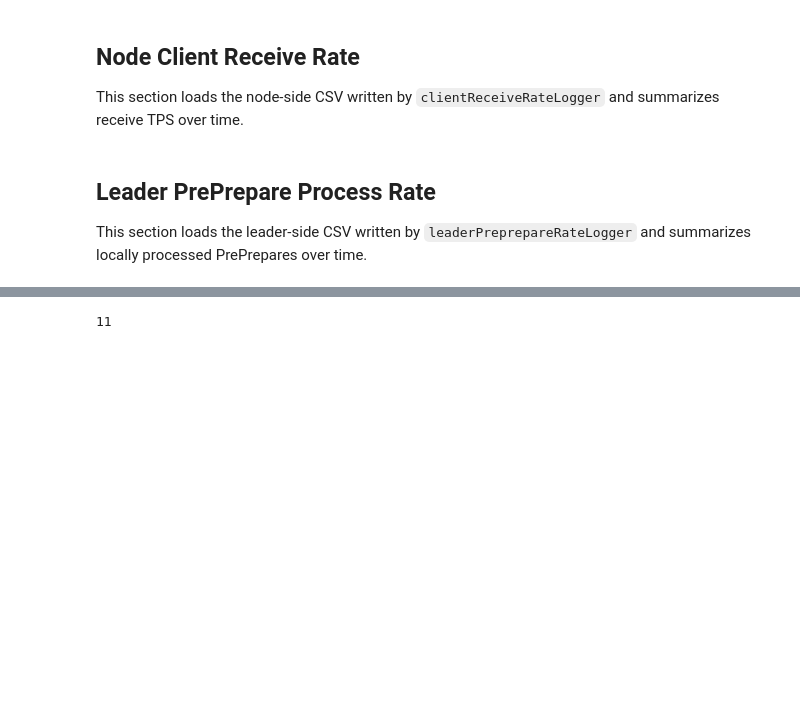
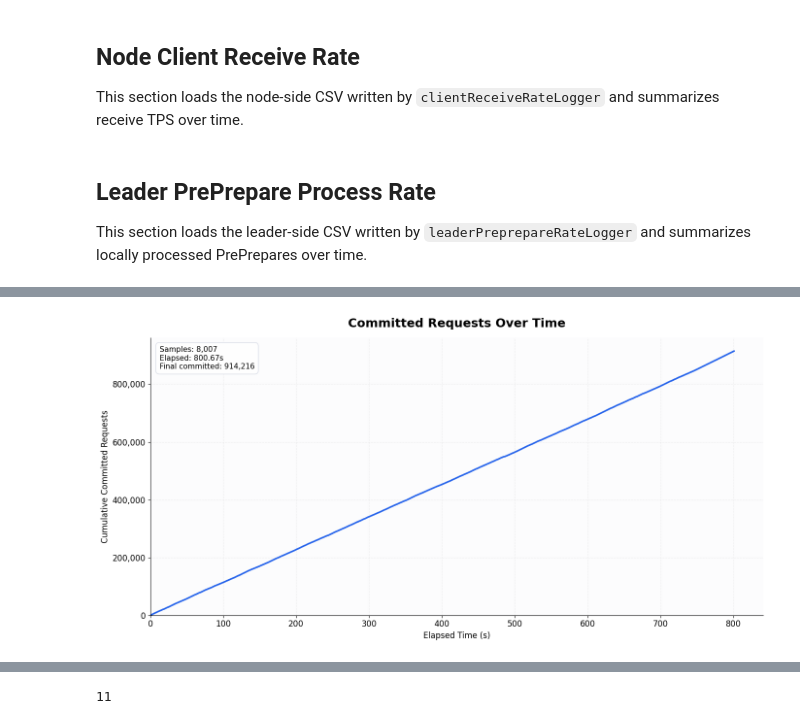
Before and after one commit to Michael112233/pbft, a Jupyter notebook: plot_tps_series.ipynb, the cells around one changed output, grey strips where cells are left out. Cells and saved outputs as stored; diff of their text form; code cells hidden in the pictures; blank space fills up the shorter version.

```diff
--- a/plot_tps_series.ipynb
+++ b/plot_tps_series.ipynb
@@ -565,0 +570,51 @@ preprepare_output_path.resolve()
+# %%
+committed_json_path = Path("logs/ch.json")
+assert committed_json_path.exists(), f"Missing file: {committed_json_path.resolve()}"
+
+with committed_json_path.open() as f:
+    committed_raw = json.load(f)
+
+committed_df = pd.DataFrame(committed_raw)
+required_columns = {"elapsed_sec", "committed_total"}
+missing_columns = required_columns - set(committed_df.columns)
+assert not missing_columns, f"Missing columns: {sorted(missing_columns)}"
+
+committed_df = (
+    committed_df[["elapsed_sec", "committed_total"]]
+    .dropna()
+    .sort_values("elapsed_sec")
+    .reset_index(drop=True)
+)
+
+fig, ax = plt.subplots(figsize=(14, 7))
+ax.plot(
+    committed_df["elapsed_sec"],
+    committed_df["committed_total"],
+    color="#2563EB",
+    linewidth=2.4,
+)
+ax.set_title("Committed Requests Over Time", fontsize=18, weight="bold", pad=16)
+ax.set_xlabel("Elapsed Time (s)")
+ax.set_ylabel("Cumulative Committed Requests")
+ax.set_xlim(left=0)
+ax.set_ylim(bottom=0)
+ax.yaxis.set_major_formatter(plt.FuncFormatter(lambda value, _: f"{value:,.0f}"))
+
+final_elapsed = committed_df["elapsed_sec"].iloc[-1]
+final_committed = int(committed_df["committed_total"].iloc[-1])
+ax.text(
+    0.015,
+    0.97,
+    f"Samples: {len(committed_df):,}\n"
+    f"Elapsed: {final_elapsed:.2f}s\n"
+    f"Final committed: {final_committed:,}",
+    transform=ax.transAxes,
+    va="top",
+    fontsize=11,
+    bbox=dict(boxstyle="round,pad=0.5", fc="white", ec="#d9dde7", alpha=0.95),
+)
+
+plt.tight_layout()
+plt.show()
+# %% [output]
+[figure, added]
```
Also changed, not shown: parts of 3 cells of this notebook, 7 other files.
